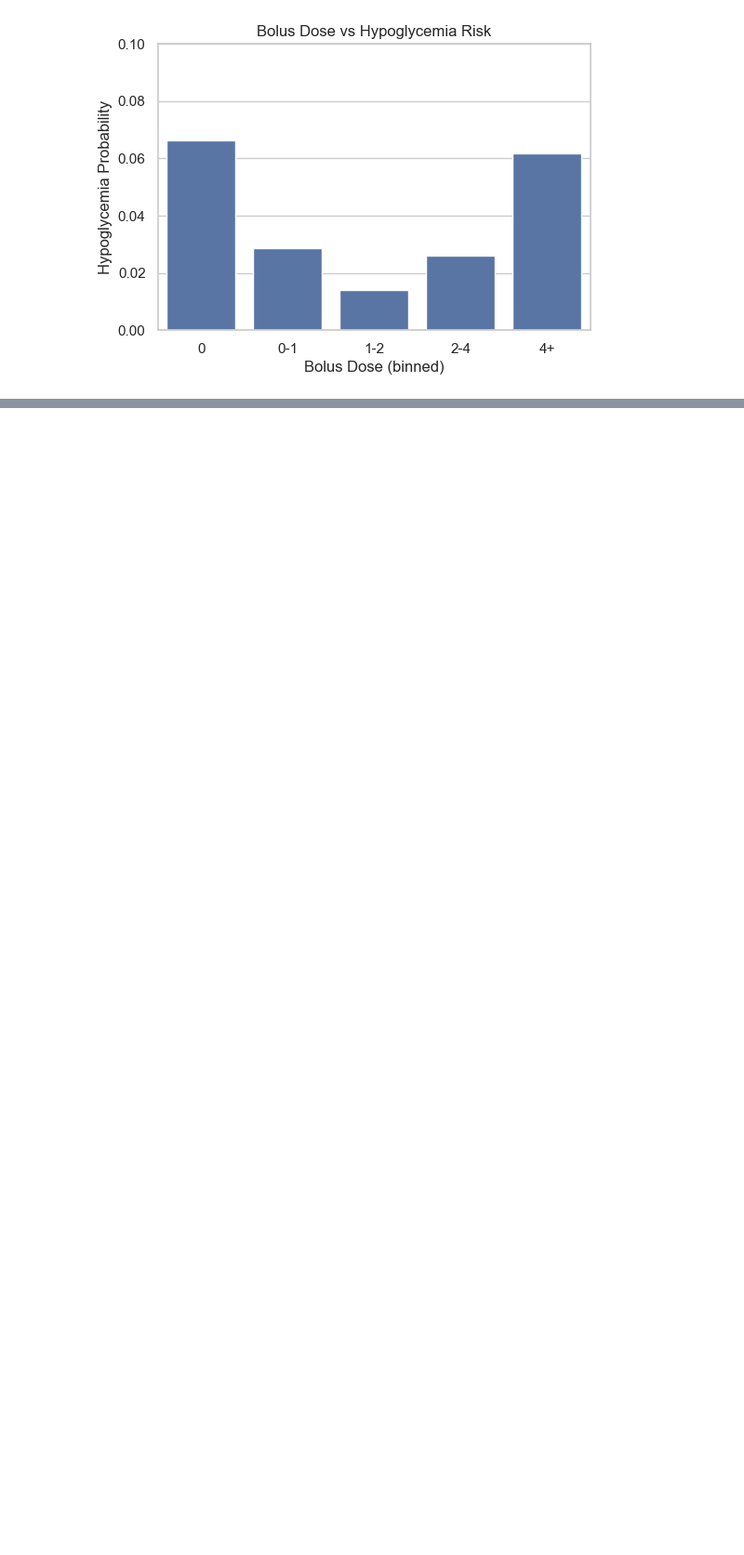
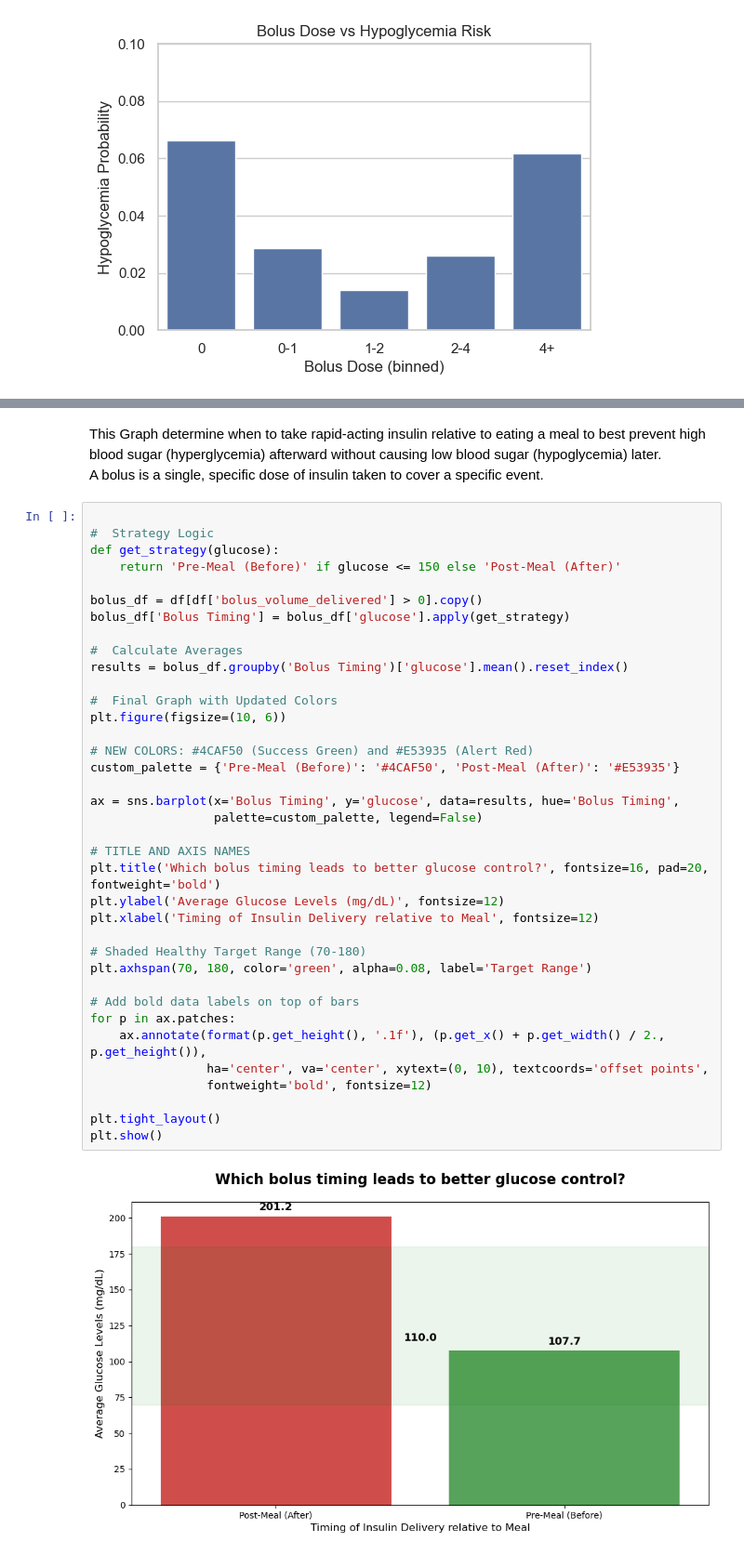
Before and after one commit to rajeshwariananth/Team01_PyVoyagers_Python_Hackathon_MAY_2026, a Jupyter notebook: Team01_PYVoyagers_Prescriptive.ipynb, the cells around one changed output, grey strips where cells are left out. Shown at 93% size. Cells and saved outputs as stored; diff of their text form; blank space fills up the shorter version.

```diff
--- a/Team01_PYVoyagers_Prescriptive.ipynb
+++ b/Team01_PYVoyagers_Prescriptive.ipynb
@@ -1623,0 +1689,42 @@ plt.show()
+# %% [markdown]
+This Graph determine when to take rapid-acting insulin relative to eating a meal to best prevent high blood sugar (hyperglycemia) afterward without causing low blood sugar (hypoglycemia) later. \
+A bolus is a single, specific dose of insulin taken to cover a specific event.
+# %%
+
+#  Strategy Logic
+def get_strategy(glucose):
+    return 'Pre-Meal (Before)' if glucose <= 150 else 'Post-Meal (After)'
+
+bolus_df = df[df['bolus_volume_delivered'] > 0].copy()
+bolus_df['Bolus Timing'] = bolus_df['glucose'].apply(get_strategy)
+
+#  Calculate Averages
+results = bolus_df.groupby('Bolus Timing')['glucose'].mean().reset_index()
+
+#  Final Graph with Updated Colors
+plt.figure(figsize=(10, 6))
+
+# NEW COLORS: #4CAF50 (Success Green) and #E53935 (Alert Red)
+custom_palette = {'Pre-Meal (Before)': '#4CAF50', 'Post-Meal (After)': '#E53935'}
+
+ax = sns.barplot(x='Bolus Timing', y='glucose', data=results, hue='Bolus Timing',
+                 palette=custom_palette, legend=False)
+
+# TITLE AND AXIS NAMES
+plt.title('Which bolus timing leads to better glucose control?', fontsize=16, pad=20, fontweight='bold')
+plt.ylabel('Average Glucose Levels (mg/dL)', fontsize=12)
+plt.xlabel('Timing of Insulin Delivery relative to Meal', fontsize=12)
+
+# Shaded Healthy Target Range (70-180)
+plt.axhspan(70, 180, color='green', alpha=0.08, label='Target Range')
+
+# Add bold data labels on top of bars
+for p in ax.patches:
+    ax.annotate(format(p.get_height(), '.1f'), (p.get_x() + p.get_width() / 2., p.get_height()),
+                ha='center', va='center', xytext=(0, 10), textcoords='offset points',
+                fontweight='bold', fontsize=12)
+
+plt.tight_layout()
+plt.show()
+# %% [output]
+[figure, added]
```
Also changed, not shown: parts of 31 cells of this notebook, 1 other file.
